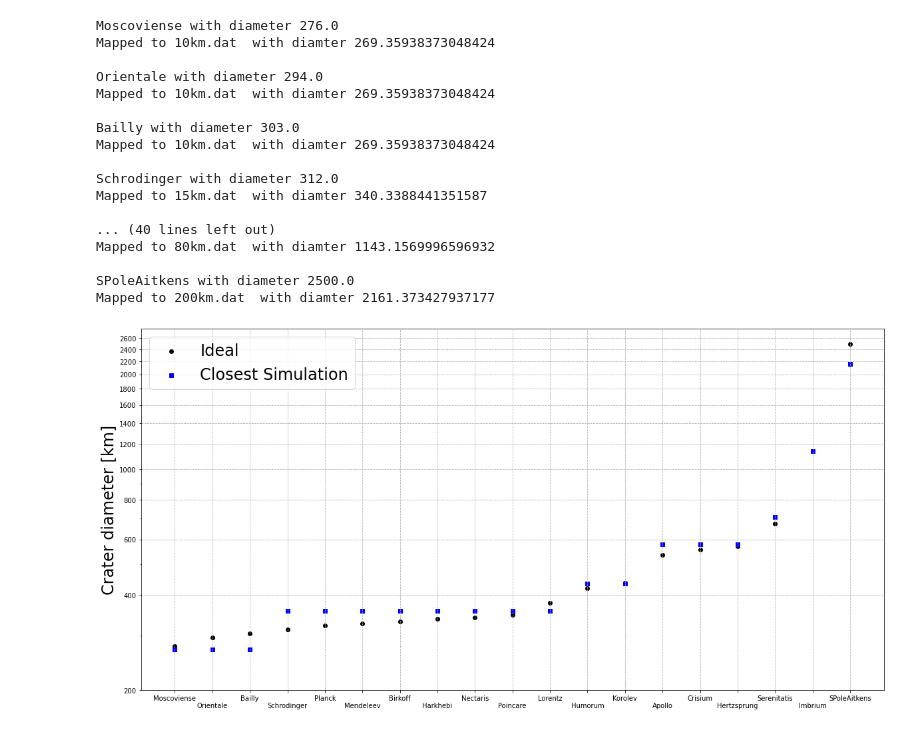
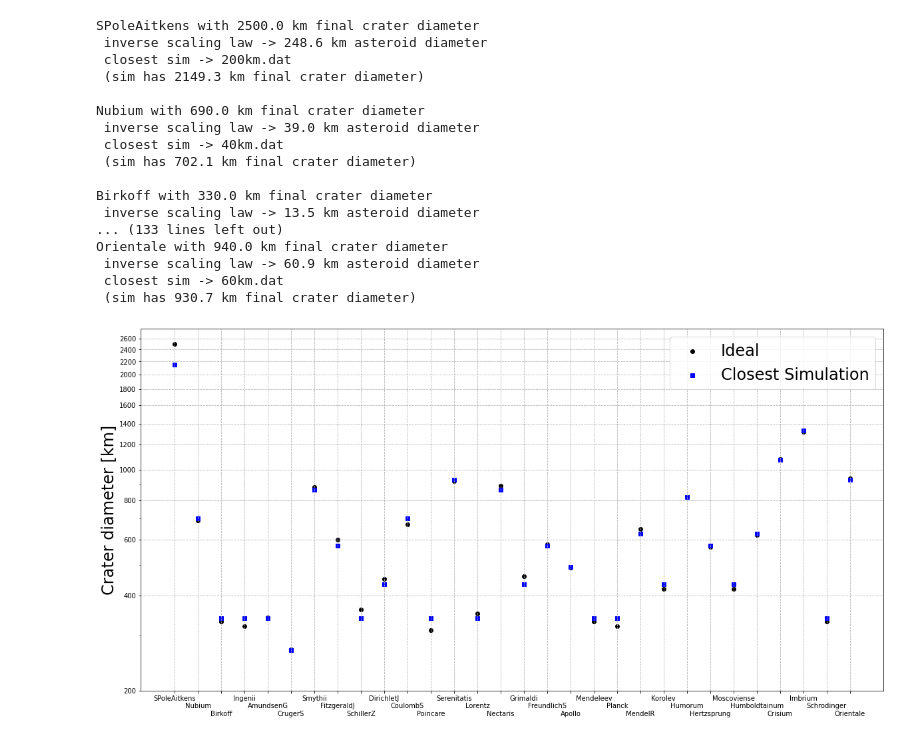
Before and after one commit to SorenHelhoski/Combined-Distributions, a Jupyter notebook: 1_Basin_Map.ipynb, the cells around one changed output. Drawn from its saved outputs; the diff is of its cells as text; code cells hidden in the pictures.

```diff
--- a/1_Basin_Map.ipynb
+++ b/1_Basin_Map.ipynb
@@ -23,14 +23,14 @@ names = []
 # Define nearest neighbor function
 
 def nearest_neighbor(x,file_list):
-    norm = np.inf
+    dif = np.inf
     for each in file_list: # uses the scaling law to map each basin to its respective data file
-        diameter = scaling_law(asteroid_diameter('0_Prime_Data/'+each))
-        if np.absolute(diameter-x) < norm:
-            norm = np.absolute(diameter-x)
+        ast_diameter = asteroid_diameter('0_Prime_Data/'+each)
+        if np.absolute(ast_diameter-x) < dif:
+            dif = np.absolute(ast_diameter-x)
             closest = each
-            d = diameter
-    print('Mapped to '+ closest,' with diamter {}\n'.format(d))
+            d = ast_diameter
+    print(f' closest sim -> {closest}\n (sim has {scaling_law(d):0.01f} km final crater diameter)\n')
     return closest
 
 #================================================================================
@@ -41,67 +41,58 @@ basins = []
 line = 1,' '
 while line[0:3] != 'END':
     line = input_file.readline()
-    if line[0:2] == 'LB':
+    if line[0:1] == 'B':
         basins.append(trim(line.split(':')))
 
 generic_data = []
 for filename in os.listdir('0_Prime_Data'):
     if filename.endswith(".dat"):
         generic_data.append(filename)
 
 for each in basins: # map each user defined basin to its closest matching premade data file
-    print(each[0]+' with diameter '+str(each[1]))
+    print(f'{each[0]} with {each[3]} km final crater diameter\n inverse scaling law -> {scaling_law(each[3],inverse=True):0.01f} km asteroid diameter')
 
-    names.append((x%2)*'\n'+each[0])
+    names.append((x%3)*'\n'+each[0])
 
-    plt.scatter(x,each[1],color='black',marker='o')
+    plt.scatter(x,each[3],color='black',marker='o')
 
-    near_nei = nearest_neighbor(each[1],generic_data)
+    near_nei = nearest_neighbor(scaling_law(each[3],inverse=True),generic_data)
 
     in_ = open('0_Prime_Data/{}'.format(near_nei),'r+')
 
-    plt.scatter(x,scaling_law(int(near_nei[0:-6])),color='blue',marker='s')
+    plt.scatter(x,scaling_law( asteroid_diameter('0_Prime_Data/'+near_nei) ),color='blue',marker='s')
     plt.legend(fontsize=24)
     x += 1
 
     try:
         out_ = open('1_Basin_Data/{}.dat'.format(each[0]),'x')
     except:
         out_ = open('1_Basin_Data/{}.dat'.format(each[0]),'r+')
         out_.truncate(0)
-    param = eval(in_.readline())
-    new_param = []
-    for j in range(5):
-        new_param.append(param[j])
-    new_param.append(scaling_law(each[1],inverse=True)/2)
-    new_param.append(param[6])
-    new_param.append([each[2],each[3]])
-    new_param.append(each[1]/2)
-    out_.write(str(new_param)+'\n')
-    for i in range(17):
+    for i in range(18):
         out_.write(in_.readline())
     in_.close() ; out_.close()
 
 plt.yscale('log')
 plt.xticks(list(range(x)),names)
 plt.yticks(list(range(200,2800,200)),list(range(200,2800,200)))
 plt.grid(True, ls='--', zorder=-15);
 # %% [output]
-Moscoviense with diameter 276.0
-Mapped to 10km.dat  with diamter 269.35938373048424
+SPoleAitkens with 2500.0 km final crater diameter
+ inverse scaling law -> 248.6 km asteroid diameter
+ closest sim -> 200km.dat
+ (sim has 2149.3 km final crater diameter)
 
-Orientale with diameter 294.0
-Mapped to 10km.dat  with diamter 269.35938373048424
+Nubium with 690.0 km final crater diameter
+ inverse scaling law -> 39.0 km asteroid diameter
+ closest sim -> 40km.dat
+ (sim has 702.1 km final crater diameter)
 
-Bailly with diameter 303.0
-Mapped to 10km.dat  with diamter 269.35938373048424
-
-Schrodinger with diameter 312.0
-Mapped to 15km.dat  with diamter 340.3388441351587
-
-... (40 lines left out)
-Mapped to 80km.dat  with diamter 1143.1569996596932
-
-SPoleAitkens with diameter 2500.0
-Mapped to 200km.dat  with diamter 2161.373427937177
+Birkoff with 330.0 km final crater diameter
+ inverse scaling law -> 13.5 km asteroid diameter
+... (133 lines left out)
+Orientale with 940.0 km final crater diameter
+ inverse scaling law -> 60.9 km asteroid diameter
+ closest sim -> 60km.dat
+ (sim has 930.7 km final crater diameter)
-[figure, old version]
+[figure, new version]
```
Also changed, not shown: parts of 3 cells of this notebook, 6 other files.
